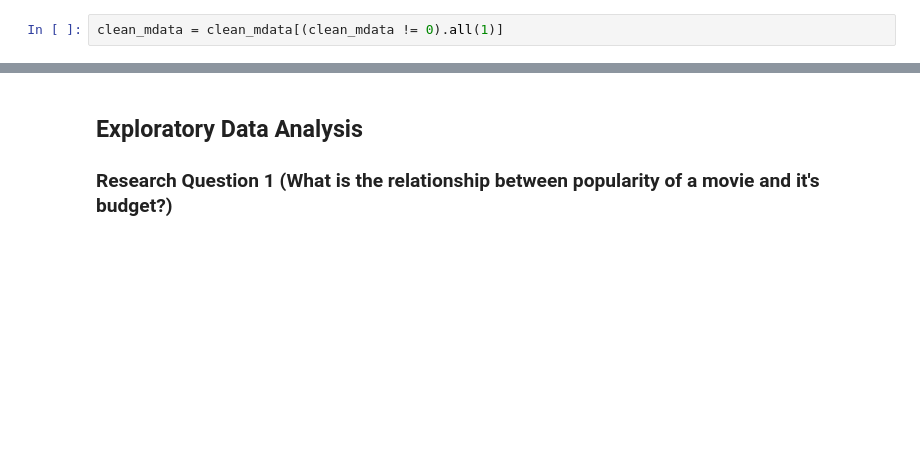
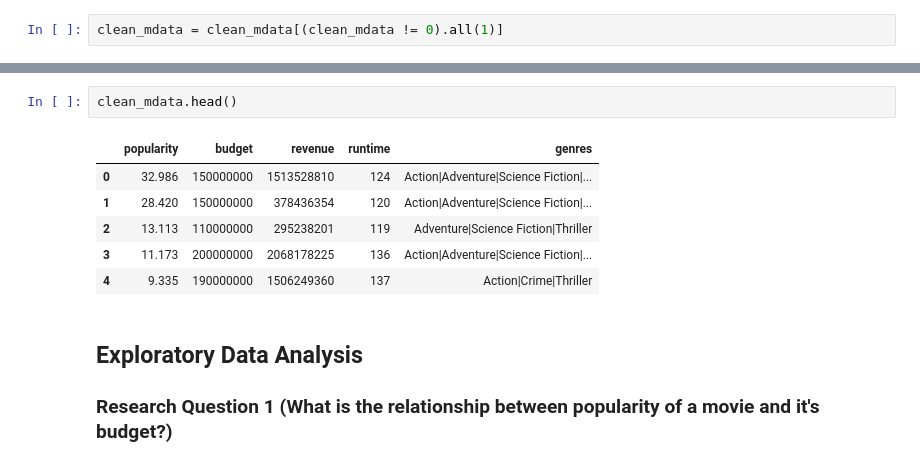
Before and after one commit to borealis92/coding, a Jupyter notebook: data-analyst-nano/project2/investigate-a-dataset-template.ipynb/investigate-a-dataset-template.ipynb, the cells around one changed output, grey strips where cells are left out. Drawn from its saved outputs; the diff is of its cells as text; blank space fills up the shorter version.

```diff
--- a/data-analyst-nano/project2/investigate-a-dataset-template.ipynb/investigate-a-dataset-template.ipynb
+++ b/data-analyst-nano/project2/investigate-a-dataset-template.ipynb/investigate-a-dataset-template.ipynb
@@ -110,3 +156,12 @@ clean_mdata.describe()
+# %%
+clean_mdata.head()
+# %% [output]
+|  | popularity | budget | revenue | runtime | genres |
+| 0 | 32.986 | 150000000 | 1513528810 | 124 | Action|Adventure|Science Fiction|... |
+| 1 | 28.420 | 150000000 | 378436354 | 120 | Action|Adventure|Science Fiction|... |
+| 2 | 13.113 | 110000000 | 295238201 | 119 | Adventure|Science Fiction|Thriller |
+| 3 | 11.173 | 200000000 | 2068178225 | 136 | Action|Adventure|Science Fiction|... |
+| 4 | 9.335 | 190000000 | 1506249360 | 137 | Action|Crime|Thriller |
 # %% [markdown]
 <a id='eda'></a>
 ## Exploratory Data Analysis
```
Also changed, not shown: parts of 15 cells of this notebook.
